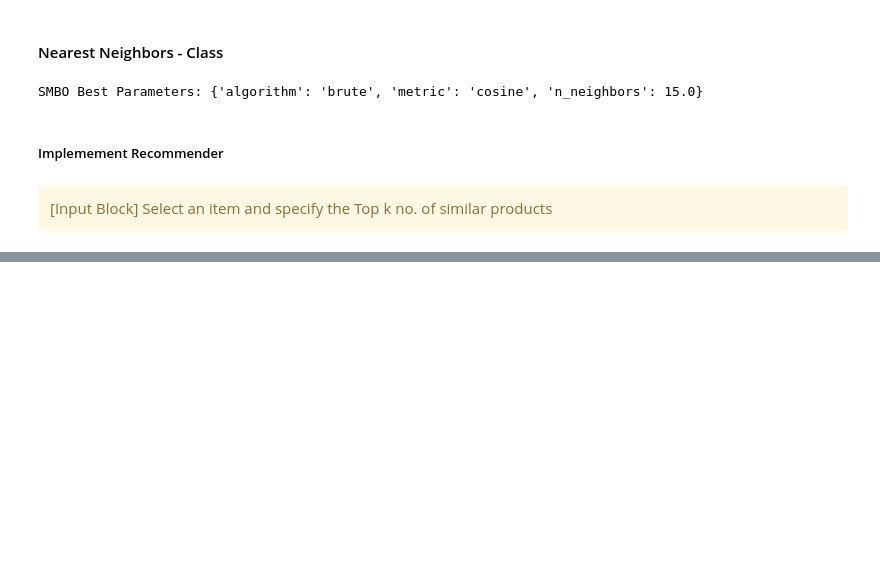
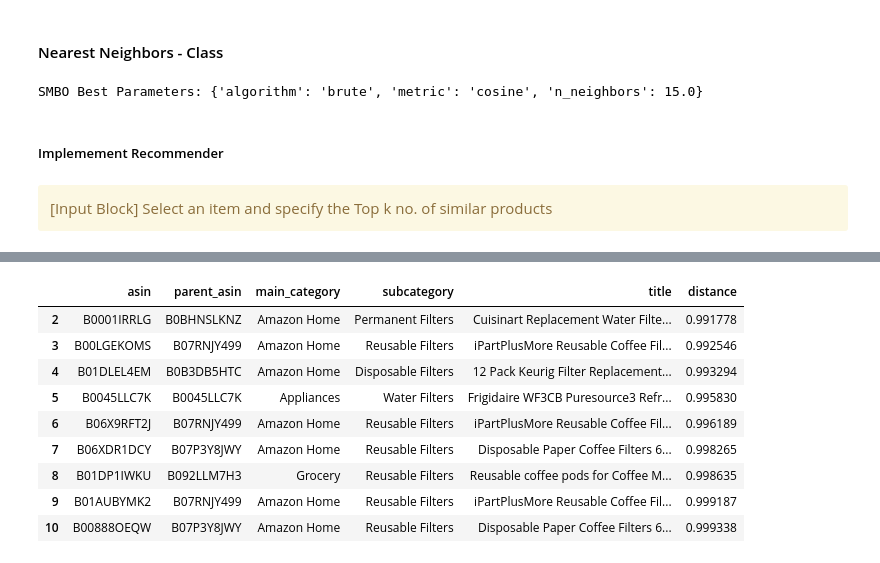
Before and after one commit to ds-edu/capstone-recsys, a Jupyter notebook: recsys_ecomm/notebooks/recsys.ipynb, the cells around one changed output, grey strips where cells are left out. Saved outputs shown, nothing was run; the diff lists cells and outputs as text; code cells hidden in the pictures; blank space fills up the shorter version.

```diff
--- a/recsys_ecomm/notebooks/recsys.ipynb
+++ b/recsys_ecomm/notebooks/recsys.ipynb
@@ -1370,24 +1325,18 @@ SMBO Best Parameters: {'algorithm': 'brute', 'metric': 'cosine', 'n_neighbors':
 </div>
 # %%
 item = 'B000DLB2FI'  # Example item
-k =20 # Number of recommendations
+k =10 # Number of recommendations
 # %%
 # Checkpoint: Ensure k is less than or equal to the number of items in the item-user matrix
 assert k <= item_user_matrix.shape[0], "k should be less than or equal to the number of items in the user-item matrix."
 # %%
 # Get recommendations for the specified item, using the best hyperparameters from SMBO.
-
 icf_recommender = CFRecommender(n_neighbors=int(smbo_best['n_neighbors']),
                                  metric=smbo_best['metric'],
                                  algorithm=smbo_best['algorithm'])
 
 icf_recommender.fit(item_user_matrix)
 
-
-# top_prods, top_dist, top_idx = icf_recommender.find_similar(item, k=k)
-
-res = icf_recommender.find_top_k(item, k=k)
-
-
-# zip and sort based on distance [x[1]] ascending
-# top_res = sorted(list(zip(top_prods, top_dist, top_idx)), key=lambda x: x[1])
+# Find similar items for the specified item.
+# Note: the item and its distance is returned by the method.
+topk_recos = icf_recommender.find_top_k(item, k=k)
@@ -1416,6 +1357,8 @@ res
 # %%
+# Loop at the topk_recos to get the product details from df
+
 topk = []
-for i in res:
+for i in topk_recos:
     asin = item_user_matrix.index[i[0]]
     row = df[df['asin'] == asin]
     if row.empty:
@@ -1432,5 +1375,3 @@ for i in res:
     })
 # Convert to DataFrame
 df_topk = pd.DataFrame(topk)
-
-df_topk.head(k)
@@ -1455 +1378,16 @@ df_topk.head(k)
+# %%
+# Remove the Top Index of the returned results
+df_topk = df_topk.iloc[1:]
+df_topk
+# %% [output]
+|  | asin | parent_asin | main_category | subcategory | title | distance |
+| 2 | B0001IRRLG | B0BHNSLKNZ | Amazon Home | Permanent Filters | Cuisinart Replacement Water Filte... | 0.991778 |
+| 3 | B00LGEKOMS | B07RNJY499 | Amazon Home | Reusable Filters | iPartPlusMore Reusable Coffee Fil... | 0.992546 |
+| 4 | B01DLEL4EM | B0B3DB5HTC | Amazon Home | Disposable Filters | 12 Pack Keurig Filter Replacement... | 0.993294 |
+| 5 | B0045LLC7K | B0045LLC7K | Appliances | Water Filters | Frigidaire WF3CB Puresource3 Refr... | 0.995830 |
+| 6 | B06X9RFT2J | B07RNJY499 | Amazon Home | Reusable Filters | iPartPlusMore Reusable Coffee Fil... | 0.996189 |
+| 7 | B06XDR1DCY | B07P3Y8JWY | Amazon Home | Reusable Filters | Disposable Paper Coffee Filters 6... | 0.998265 |
+| 8 | B01DP1IWKU | B092LLM7H3 | Grocery | Reusable Filters | Reusable coffee pods for Coffee M... | 0.998635 |
+| 9 | B01AUBYMK2 | B07RNJY499 | Amazon Home | Reusable Filters | iPartPlusMore Reusable Coffee Fil... | 0.999187 |
+| 10 | B00888OEQW | B07P3Y8JWY | Amazon Home | Reusable Filters | Disposable Paper Coffee Filters 6... | 0.999338 |
 # %%
```
Also changed, not shown: parts of 20 cells of this notebook.
